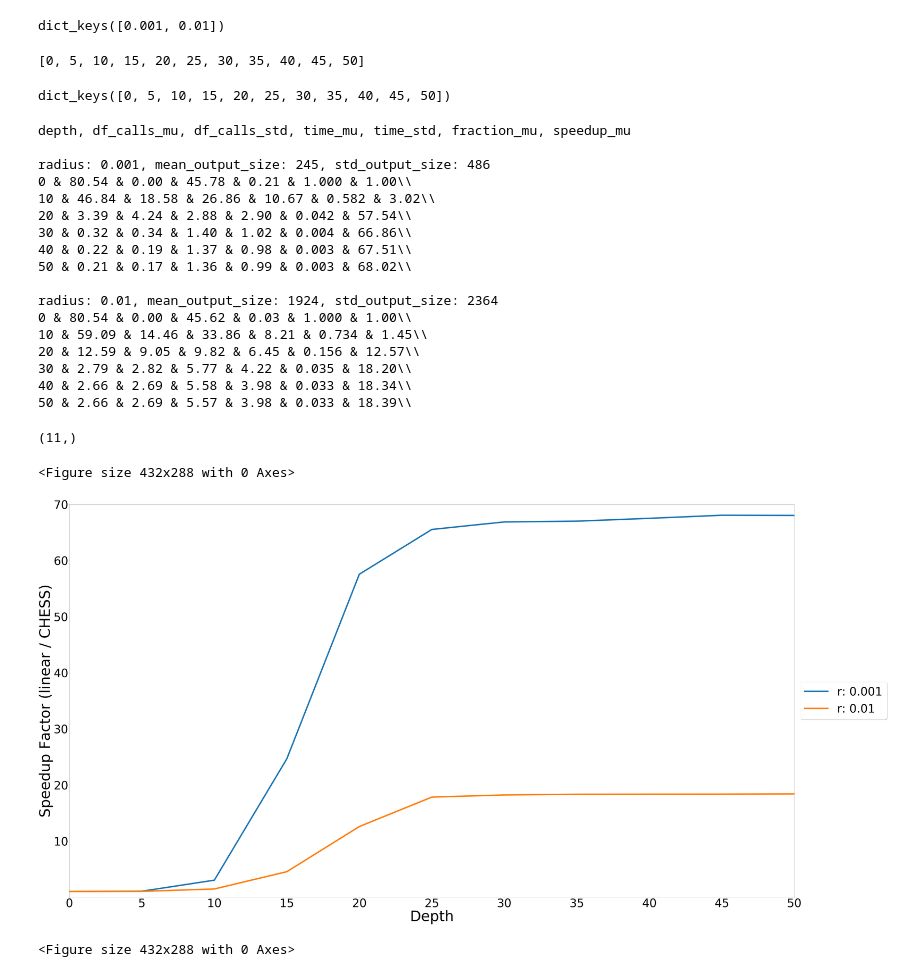
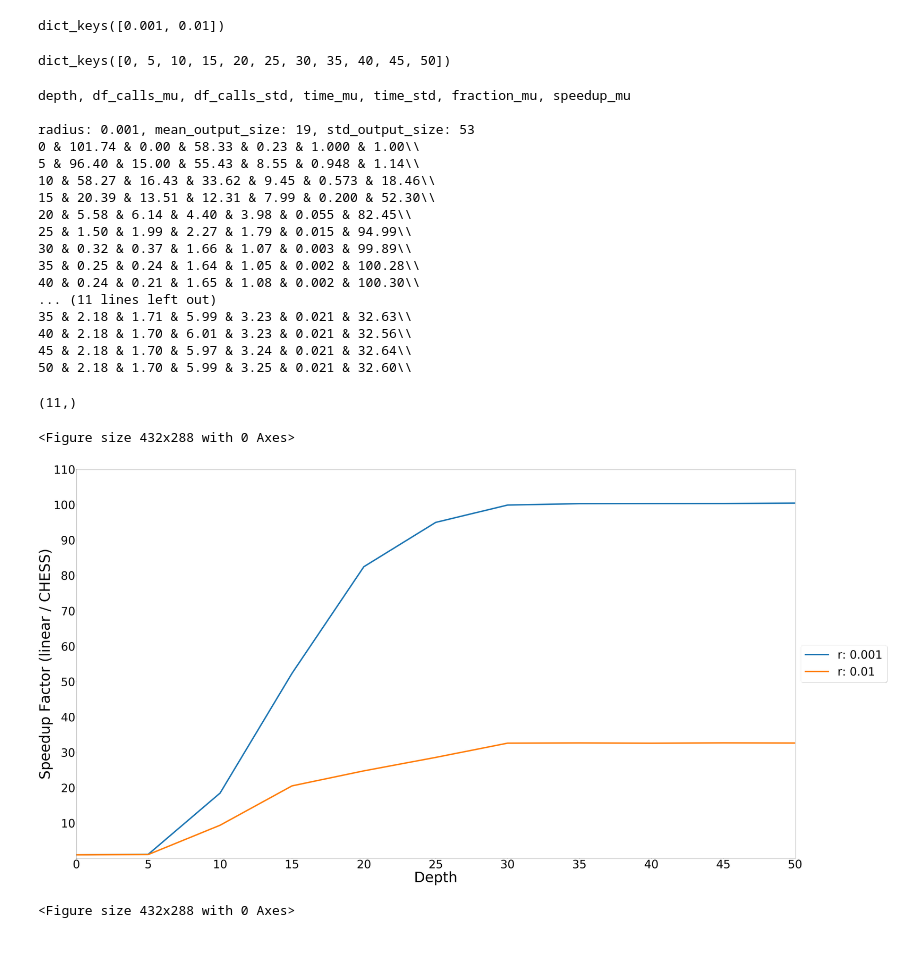
Before and after one commit to nishaq503/CHESS, a Jupyter notebook: data_vis.ipynb, the cells around one changed output. Cells and saved outputs as stored; diff of their text form; code cells hidden in the pictures; blank space fills up the shorter version.

Commit message:
updated graphs with 100x speedup

```diff
--- a/data_vis.ipynb
+++ b/data_vis.ipynb
@@ -157 +157,4 @@ raw_data.head()
+# %%
+depths = list(range(0, 50 + 1, 5))
+# depths
 # %%
@@ -179,11 +194,6 @@ for r in radii:
 data_by_search_radius.keys()
 # %% [output]
 dict_keys([0.001, 0.01])
-# %%
-depths = list(range(0, max_depth + 1, 5))
-depths
-# %% [output]
-[0, 5, 10, 15, 20, 25, 30, 35, 40, 45, 50]
 # %%
 data_by_search_depth = {}
 for d in depths:
@@ -207,6 +217,9 @@ for r in radii:
     sos = data_by_search_radius[r].num_hits.std()
     print(f'\nradius: {r}, mean_output_size: {mos:.0f}, std_output_size: {sos:.0f}')
     for depth, df_by_depth in data_by_search_depth.items():
+        if (not depth in depths) or (depth % 5 != 0) or (depth > 50):
+            continue
+
         data_df = df_by_depth[df_by_depth.radius == r]
 
         mean_df_calls = data_df.df_calls_made.mean() / 10_000
@@ -224,8 +237,7 @@ for r in radii:
         stddev_fraction = data_df.fraction_searched.std()
         y4.append(mean_fraction)
 
-        if (not depth in depths) or (depth % 10 != 0):
-            continue
+
         print(f'{depth} & {mean_df_calls:.2f} & {stddev_df_calls:.2f} & {mean_time:.2f} & '
               f'{stddev_time:.2f} & {mean_fraction:.3f} & '
               f'{mean_speedup:.2f}\\\\')
@@ -234,21 +246,21 @@ for r in radii:
 # %% [output]
 depth, df_calls_mu, df_calls_std, time_mu, time_std, fraction_mu, speedup_mu
 
-radius: 0.001, mean_output_size: 245, std_output_size: 486
-0 & 80.54 & 0.00 & 45.78 & 0.21 & 1.000 & 1.00\\
-10 & 46.84 & 18.58 & 26.86 & 10.67 & 0.582 & 3.02\\
-20 & 3.39 & 4.24 & 2.88 & 2.90 & 0.042 & 57.54\\
-30 & 0.32 & 0.34 & 1.40 & 1.02 & 0.004 & 66.86\\
-40 & 0.22 & 0.19 & 1.37 & 0.98 & 0.003 & 67.51\\
-50 & 0.21 & 0.17 & 1.36 & 0.99 & 0.003 & 68.02\\
-
-radius: 0.01, mean_output_size: 1924, std_output_size: 2364
-0 & 80.54 & 0.00 & 45.62 & 0.03 & 1.000 & 1.00\\
-10 & 59.09 & 14.46 & 33.86 & 8.21 & 0.734 & 1.45\\
-20 & 12.59 & 9.05 & 9.82 & 6.45 & 0.156 & 12.57\\
-30 & 2.79 & 2.82 & 5.77 & 4.22 & 0.035 & 18.20\\
-40 & 2.66 & 2.69 & 5.58 & 3.98 & 0.033 & 18.34\\
-50 & 2.66 & 2.69 & 5.57 & 3.98 & 0.033 & 18.39\\
+radius: 0.001, mean_output_size: 19, std_output_size: 53
+0 & 101.74 & 0.00 & 58.33 & 0.23 & 1.000 & 1.00\\
+5 & 96.40 & 15.00 & 55.43 & 8.55 & 0.948 & 1.14\\
+10 & 58.27 & 16.43 & 33.62 & 9.45 & 0.573 & 18.46\\
+15 & 20.39 & 13.51 & 12.31 & 7.99 & 0.200 & 52.30\\
+20 & 5.58 & 6.14 & 4.40 & 3.98 & 0.055 & 82.45\\
+25 & 1.50 & 1.99 & 2.27 & 1.79 & 0.015 & 94.99\\
+30 & 0.32 & 0.37 & 1.66 & 1.07 & 0.003 & 99.89\\
+35 & 0.25 & 0.24 & 1.64 & 1.05 & 0.002 & 100.28\\
+40 & 0.24 & 0.21 & 1.65 & 1.08 & 0.002 & 100.30\\
+... (11 lines left out)
+35 & 2.18 & 1.71 & 5.99 & 3.23 & 0.021 & 32.63\\
+40 & 2.18 & 1.70 & 6.01 & 3.23 & 0.021 & 32.56\\
+45 & 2.18 & 1.70 & 5.97 & 3.24 & 0.021 & 32.64\\
+50 & 2.18 & 1.70 & 5.99 & 3.25 & 0.021 & 32.60\\
 # %%
 np.shape(ys[0][0])
 # %% [output]
@@ -256,24 +268,24 @@ np.shape(ys[0][0])
 # %%
 plt.clf()
 fig = plt.figure(figsize=(100, 50))
 ax = fig.add_subplot(1, 1, 1)
 for i in range(len(radii)):
     plt.plot(x, ys[i][1], label=f'r: {str(radii[i])}', linewidth=10)
 box = ax.get_position()
 ax.set_position([box.x0, box.y0, box.width * 0.9, box.height])
 ax.legend(loc='center left', bbox_to_anchor=(1, 0.5), prop={'size':80}, fancybox=True, shadow=True)
 ax.tick_params(axis='both', which='major', labelsize=80)
-ax.set_xlim([0, max_depth])
-plt.xticks([i for i in range(0, max_depth + 1, 5)])
-ax.set_ylim([0, 70])
-plt.yticks([i for i in range(10, 71, 10)])
+ax.set_xlim([0, 50])
+plt.xticks([i for i in range(0, 50 + 1, 5)])
+ax.set_ylim([0, 110])
+plt.yticks([i for i in range(10, 111, 10)])
 plt.xlabel('Depth', fontsize=100)
 plt.ylabel('Speedup Factor (linear / CHESS)', fontsize=100)
 plt.show()
 fig.savefig(f'plots/speedup_factor_{dataset}_{metric}.png')
 # %% [output]
 <Figure size 432x288 with 0 Axes>
-[figure, old version]
+[figure, new version]
 # %%
 plt.clf()
 fig = plt.figure(figsize=(100, 50))
```
Also changed, not shown: parts of 12 cells of this notebook.
